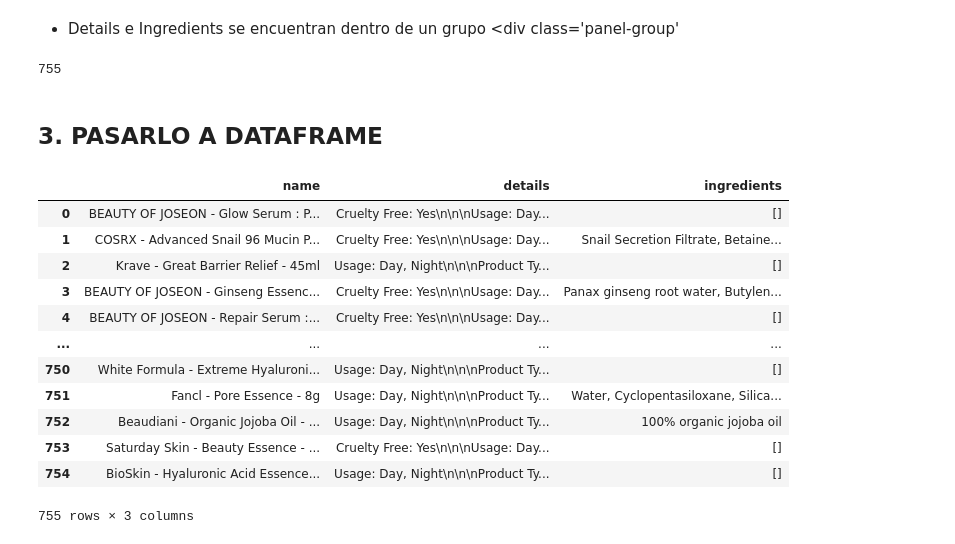
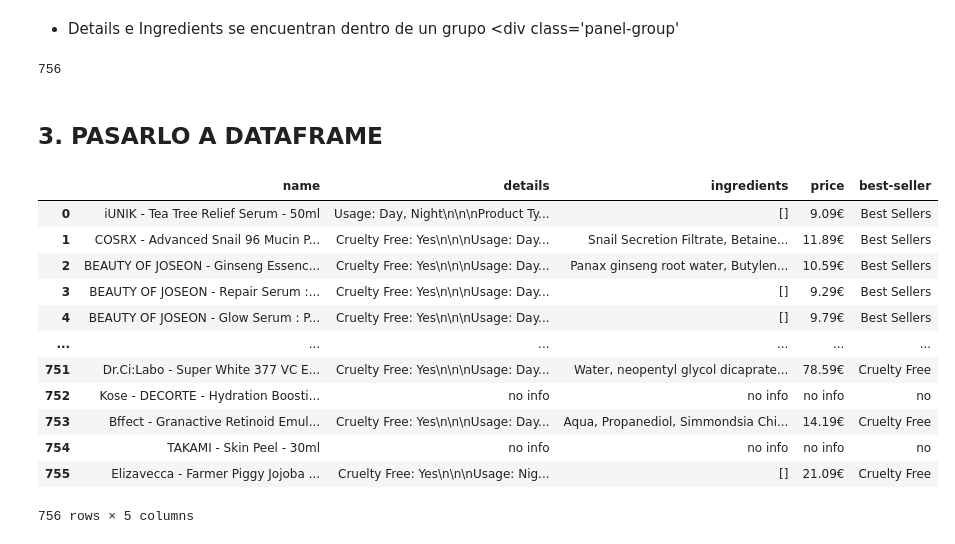
Before and after one commit to JieDh/ih_final_project, a Jupyter notebook: webscrapping/essence.ipynb, the cells around one changed output. Saved outputs shown, nothing was run; the diff lists cells and outputs as text; code cells hidden in the pictures.

```diff
--- a/webscrapping/essence.ipynb
+++ b/webscrapping/essence.ipynb
@@ -43,0 +140,2 @@ toner_url=essence_url
+# %%
+name = soup.find_all('h2', class_="product-name")
@@ -43,0 +157,10 @@ toner_url=essence_url
+# %%
+best_seller = []
+for i in range (1,3):
+    url = f'https://www.stylevana.com/en_EU/skincare/face-care/essence-serum.html?p={i}'
+    r = requests.get(url)
+    soup = BeautifulSoup(r.content, 'lxml')
+    print(r.status_code)
+    bestseller = soup.find_all('div', class_='product-badge product-badge-bestseller')
+    for images in bestseller:
+        best_seller.append(images.find('img', alt='Best Sellers').get('alt'))
@@ -54,45 +308,52 @@ toners = []
+# %%
+essence = []
 # %%
-for link in toner_url[732:793]:
+for link in essence_url[0:756]:
     r = requests.get(link, headers=headers) #para cada link en el listado, hacemos una requests
     soup = BeautifulSoup(r.content, 'lxml')
     #usamos try, except porque hay ocasiones en las que no hay info sobre los ingredientes
     try:
         name = soup.find('h1', class_='product-name-h1').text
         details = (soup.find('div', id='product-view-details').text.strip()) # details
+        price = (soup.find('span', class_='price').text.strip())
+        best_seller = soup.find(class_="product-badge-icon").get('title')
         ingredients = soup.find_all('div', id="product-view-ingredients") #ingredients
         for item in ingredients:
             ingredients = item.find('div', class_='panel-body').text.strip()
     except:
-        name = 'no info'
         details = 'no info'
         ingredients = 'no info'
+        price = 'no info'
+        best_seller = 'no'
 
-    toners_info = {
+    essence_info = {
     'name': name,
     'details': details,
-    'ingredients': ingredients}
+    'ingredients': ingredients,
+    'price': price,
+    'best-seller': best_seller}
 
-    toners.append(toners_info)
+    essence.append(essence_info)
 # %%
-print(len(toners))
+print(len(essence))
 # %% [output]
-755
+756
 # %% [markdown]
 ## 3. PASARLO A DATAFRAME
 # %%
-essence_df = pd.DataFrame(toners)
+essence_df = pd.DataFrame(essence)
 essence_df
 # %% [output]
-|  | name | details | ingredients |
-| 0 | BEAUTY OF JOSEON - Glow Serum : P... | Cruelty Free: Yes\n\n\nUsage: Day... | [] |
-| 1 | COSRX - Advanced Snail 96 Mucin P... | Cruelty Free: Yes\n\n\nUsage: Day... | Snail Secretion Filtrate, Betaine... |
-| 2 | Krave - Great Barrier Relief - 45ml | Usage: Day, Night\n\n\nProduct Ty... | [] |
-| 3 | BEAUTY OF JOSEON - Ginseng Essenc... | Cruelty Free: Yes\n\n\nUsage: Day... | Panax ginseng root water, Butylen... |
-| 4 | BEAUTY OF JOSEON - Repair Serum :... | Cruelty Free: Yes\n\n\nUsage: Day... | [] |
-| ... | ... | ... | ... |
-| 750 | White Formula - Extreme Hyaluroni... | Usage: Day, Night\n\n\nProduct Ty... | [] |
-| 751 | Fancl - Pore Essence - 8g | Usage: Day, Night\n\n\nProduct Ty... | Water, Cyclopentasiloxane, Silica... |
-| 752 | Beaudiani - Organic Jojoba Oil - ... | Usage: Day, Night\n\n\nProduct Ty... | 100% organic jojoba oil |
-| 753 | Saturday Skin - Beauty Essence - ... | Cruelty Free: Yes\n\n\nUsage: Day... | [] |
-| 754 | BioSkin - Hyaluronic Acid Essence... | Usage: Day, Night\n\n\nProduct Ty... | [] |
+|  | name | details | ingredients | price | best-seller |
+| 0 | iUNIK - Tea Tree Relief Serum - 50ml | Usage: Day, Night\n\n\nProduct Ty... | [] | 9.09€ | Best Sellers |
+| 1 | COSRX - Advanced Snail 96 Mucin P... | Cruelty Free: Yes\n\n\nUsage: Day... | Snail Secretion Filtrate, Betaine... | 11.89€ | Best Sellers |
+| 2 | BEAUTY OF JOSEON - Ginseng Essenc... | Cruelty Free: Yes\n\n\nUsage: Day... | Panax ginseng root water, Butylen... | 10.59€ | Best Sellers |
+| 3 | BEAUTY OF JOSEON - Repair Serum :... | Cruelty Free: Yes\n\n\nUsage: Day... | [] | 9.29€ | Best Sellers |
+| 4 | BEAUTY OF JOSEON - Glow Serum : P... | Cruelty Free: Yes\n\n\nUsage: Day... | [] | 9.79€ | Best Sellers |
+| ... | ... | ... | ... | ... | ... |
+| 751 | Dr.Ci:Labo - Super White 377 VC E... | Cruelty Free: Yes\n\n\nUsage: Day... | Water, neopentyl glycol dicaprate... | 78.59€ | Cruelty Free |
+| 752 | Kose - DECORTE - Hydration Boosti... | no info | no info | no info | no |
+| 753 | Bffect - Granactive Retinoid Emul... | Cruelty Free: Yes\n\n\nUsage: Day... | Aqua, Propanediol, Simmondsia Chi... | 14.19€ | Cruelty Free |
+| 754 | TAKAMI - Skin Peel - 30ml | no info | no info | no info | no |
+| 755 | Elizavecca - Farmer Piggy Jojoba ... | Cruelty Free: Yes\n\n\nUsage: Nig... | [] | 21.09€ | Cruelty Free |
-755 rows × 3 columns
+756 rows × 5 columns
```
Also changed, not shown: parts of 27 cells of this notebook, 40 other files.
